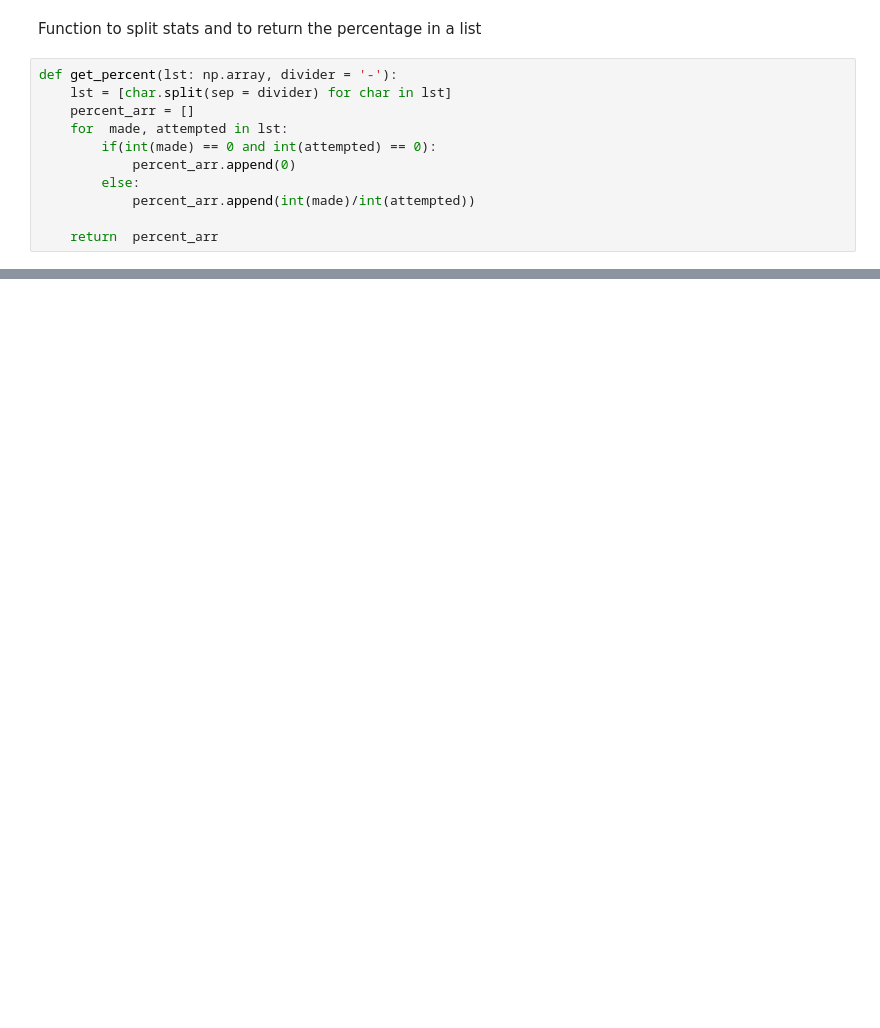
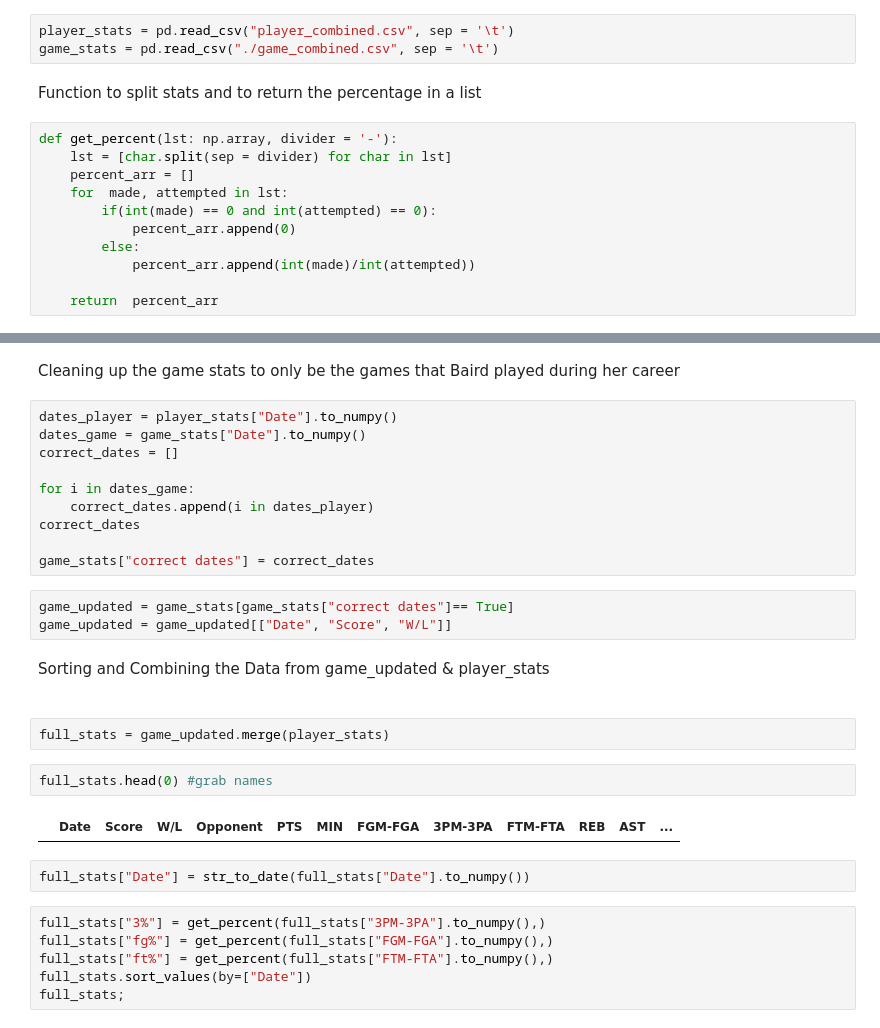
Before and after one commit to gdb2002/Basketball__Stats, a Jupyter notebook: main.ipynb, the cells around one changed output, grey strips where cells are left out. Saved outputs shown, nothing was run; the diff lists cells and outputs as text; blank space fills up the shorter version.

```diff
--- a/main.ipynb
+++ b/main.ipynb
@@ -10,3 +8,6 @@ base;
+# %%
+player_stats = pd.read_csv("player_combined.csv", sep = '\t')
+game_stats = pd.read_csv("./game_combined.csv", sep = '\t')
 # %% [markdown]
 Function to split stats and to return the percentage in a list
 # %%
@@ -35,0 +37,32 @@ np.average(table["FG%"])
+# %% [markdown]
+Cleaning up the game stats to only be the games that Baird played during her career
+# %%
+dates_player = player_stats["Date"].to_numpy()
+dates_game = game_stats["Date"].to_numpy()
+correct_dates = []
+
+for i in dates_game:
+    correct_dates.append(i in dates_player)
+correct_dates
+
+game_stats["correct dates"] = correct_dates
+# %%
+game_updated = game_stats[game_stats["correct dates"]== True]
+game_updated = game_updated[["Date", "Score", "W/L"]]
+# %% [markdown]
+Sorting and Combining the Data from game_updated & player_stats
+#####
+# %%
+full_stats = game_updated.merge(player_stats)
+# %%
+full_stats.head(0) #grab names
+# %% [output]
+|  | Date | Score | W/L | Opponent | PTS | MIN | FGM-FGA | 3PM-3PA | FTM-FTA | REB | AST | ... |
+# %%
+full_stats["Date"] = str_to_date(full_stats["Date"].to_numpy())
+# %%
+full_stats["3%"] = get_percent(full_stats["3PM-3PA"].to_numpy(),)
+full_stats["fg%"] = get_percent(full_stats["FGM-FGA"].to_numpy(),)
+full_stats["ft%"] = get_percent(full_stats["FTM-FTA"].to_numpy(),)
+full_stats.sort_values(by=["Date"])
+full_stats;
```
Also changed, not shown: parts of 11 cells of this notebook, 7 other files.
